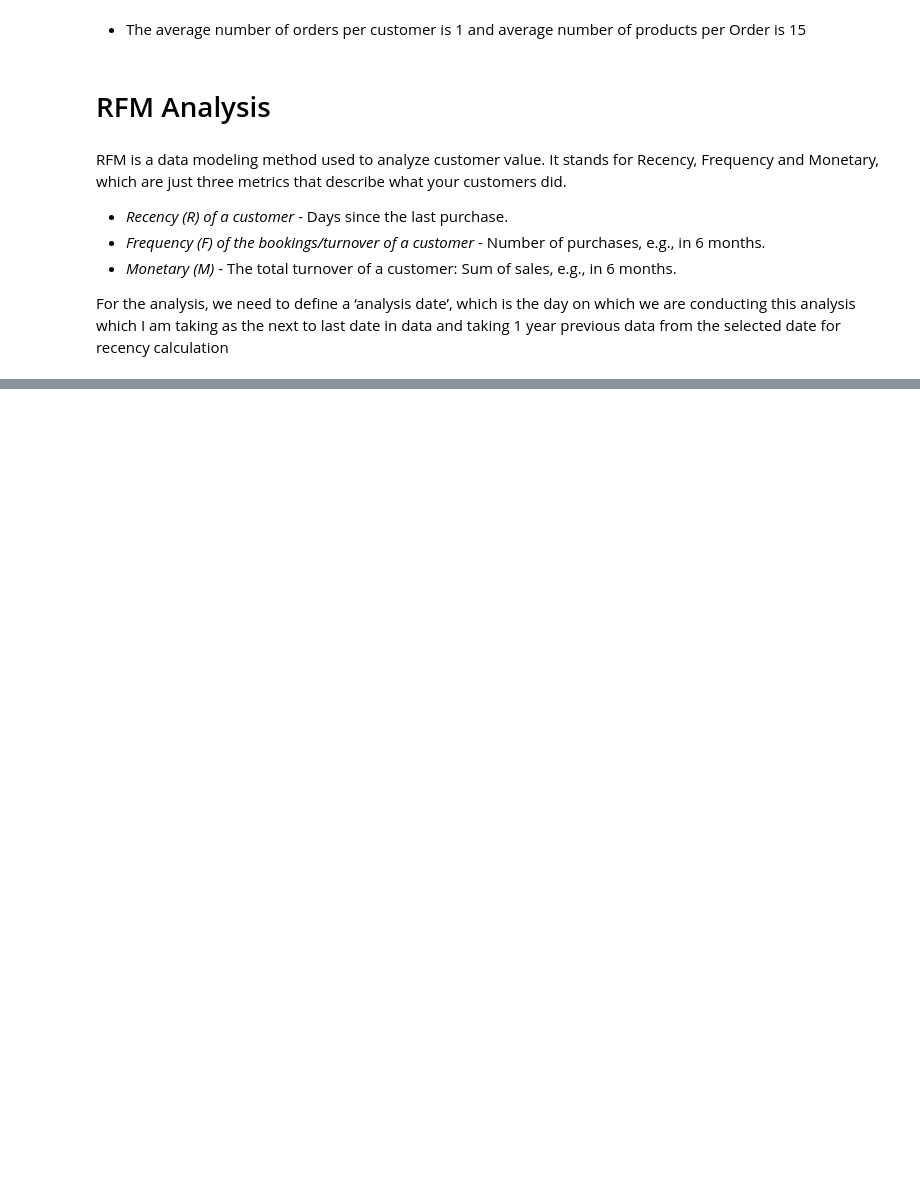
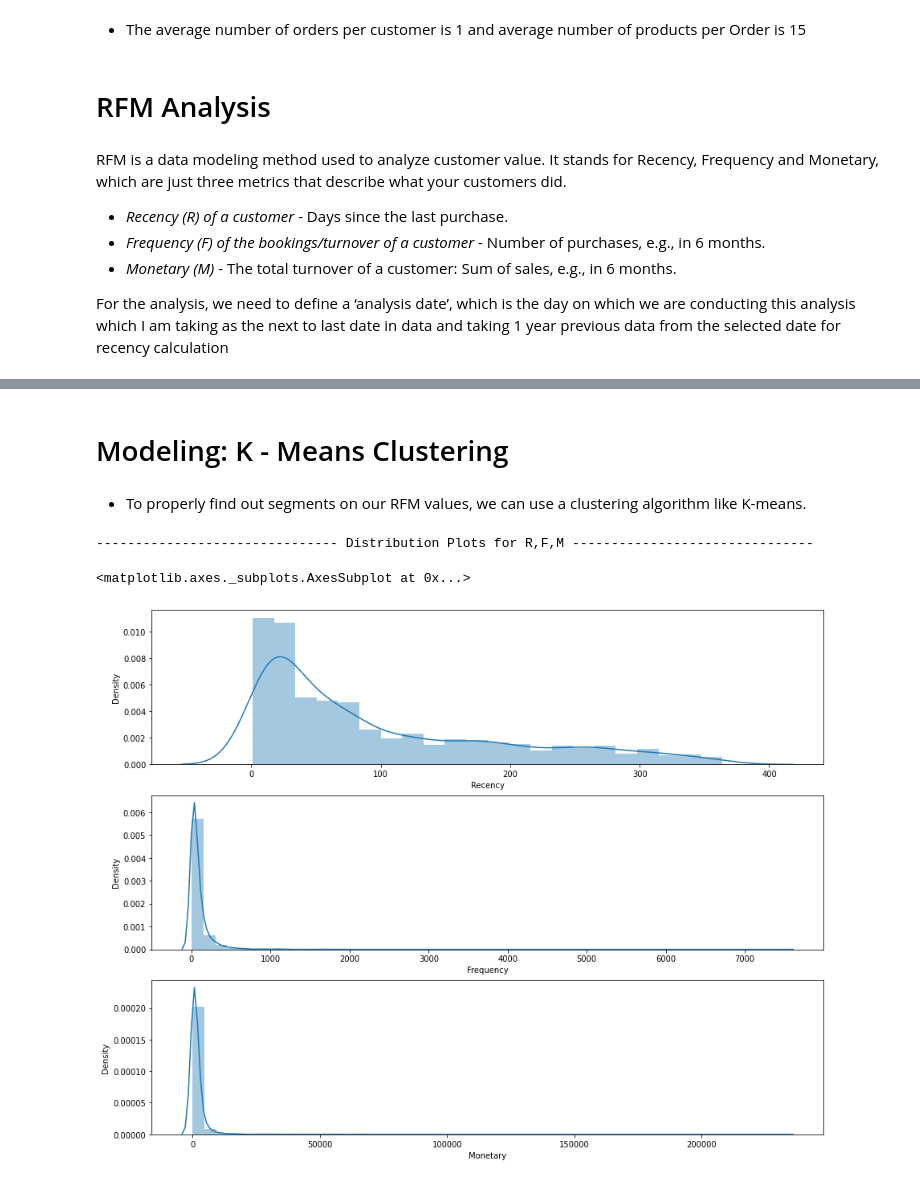
Before and after one commit to anupstar100/UML-Capston_Project-Customer_Segmentation, a Jupyter notebook: UML_Capston_Project_Online_Retail_Customer_Segmentation.ipynb, the cells around one changed output, grey strips where cells are left out. Saved outputs shown, nothing was run; the diff lists cells and outputs as text; code cells hidden in the pictures; blank space fills up the shorter version.

```diff
--- a/UML_Capston_Project_Online_Retail_Customer_Segmentation.ipynb
+++ b/UML_Capston_Project_Online_Retail_Customer_Segmentation.ipynb
@@ -276,0 +494,9 @@ uk_df.info()
+# %%
+# DROP NULLS IN CustomerID
+uk_df = uk_df[~uk_df.CustomerID.isnull()]
+
+# AGGREGATE DATA ON A CUSTOMER LEVEL TO GET RFM VALUES
+data_rfm = uk_df[uk_df.InvoiceDate >= start_date].groupby(['NewID'],as_index=False).agg({'InvoiceDate': lambda x: (analysis_date - x.max()).days,
+            'InvoiceNo': 'count','Total_sales': 'sum'}).rename(columns = {'InvoiceDate': 'Recency', \
+                                            'InvoiceNo': 'Frequency','Total_sales': 'Monetary'})
+data_rfm.head()
@@ -276,0 +510,17 @@ uk_df.info()
+# %%
+# GETTING INDIVIDUAL RFM SCORES BY USING QUANTILES FOR EACH OF THE COLUMNS
+data_rfm['R_score'] = pd.qcut(data_rfm['Recency'], 4, labels=False)
+data_rfm['F_score'] = pd.qcut(data_rfm['Frequency'], 4, labels=False)
+data_rfm['M_score'] = pd.qcut(data_rfm['Monetary'], 4, labels=False)
+
+# SINCE A LOW RECENCY SCORE MEANS RECENT TRANSACTIONS AND GOOD CUSTOMER,
+# CHANGING QUANTILE VALUES SO THAT LOW VALUES RANK HIGHEST AND VICE VERSA.
+data_rfm['R_score'] = 3 - data_rfm['R_score']
+
+data_rfm['RFM'] = data_rfm.R_score.map(str) \
+                            + data_rfm.F_score.map(str) \
+                            + data_rfm.M_score.map(str)
+
+#ALCULATING FINAL RFM SCORE
+data_rfm["RFM_Score"] = data_rfm['R_score'] + data_rfm['F_score'] + data_rfm['M_score']
+data_rfm.head(10)
@@ -276,0 +561,22 @@ uk_df.info()
+# %% [markdown]
+# Modeling: K - Means Clustering
+# %% [markdown]
+* To properly find out segments on our RFM values, we can use a clustering algorithm like K-means.
+# %%
+print("------------------------------- Distribution Plots for R,F,M -------------------------------")
+
+# CHECKING THE DISTRIBUTION OF Recency, Frequency and Monetary VALUE VARIABLES.
+plt.figure(figsize = (15, 12))
+
+plt.subplot(3, 1, 1)
+sns.distplot(data_rfm['Recency'])
+
+plt.subplot(3, 1, 2)
+sns.distplot(data_rfm['Frequency'])
+
+plt.subplot(3, 1, 3)
+sns.distplot(data_rfm['Monetary'])
+# %% [output]
+------------------------------- Distribution Plots for R,F,M -------------------------------
+<matplotlib.axes._subplots.AxesSubplot at 0x...>
+[figure, added]
```
Also changed, not shown: parts of 49 cells of this notebook.
